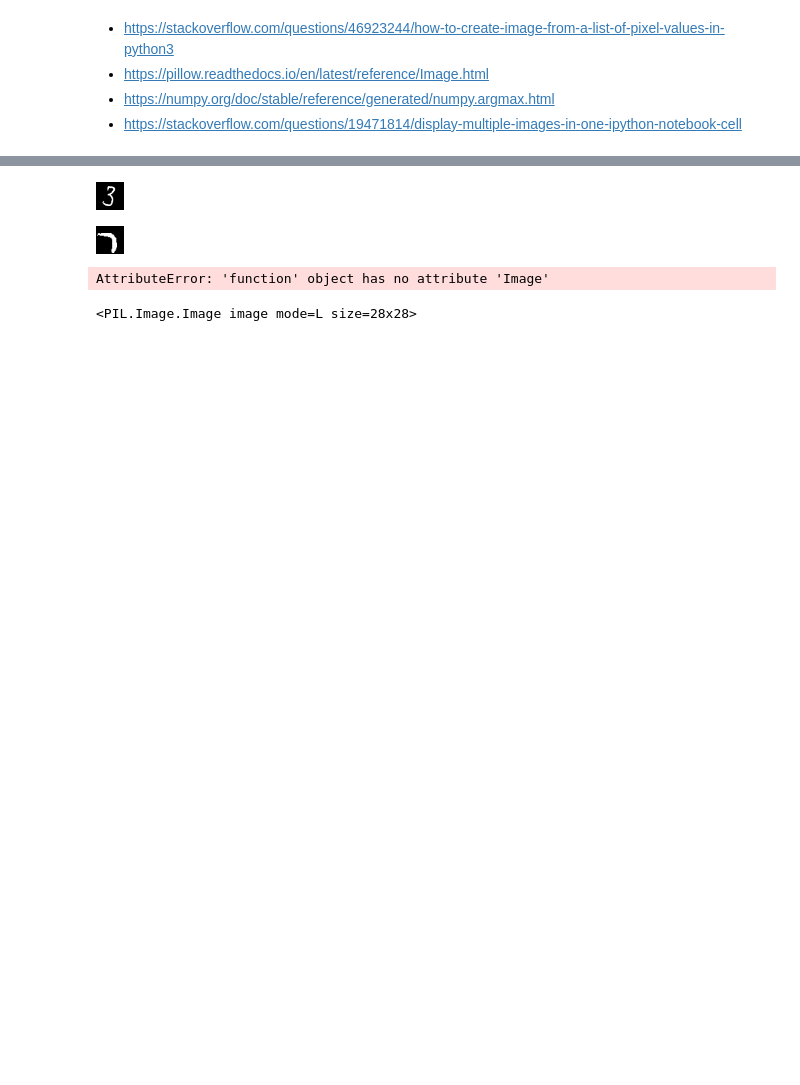
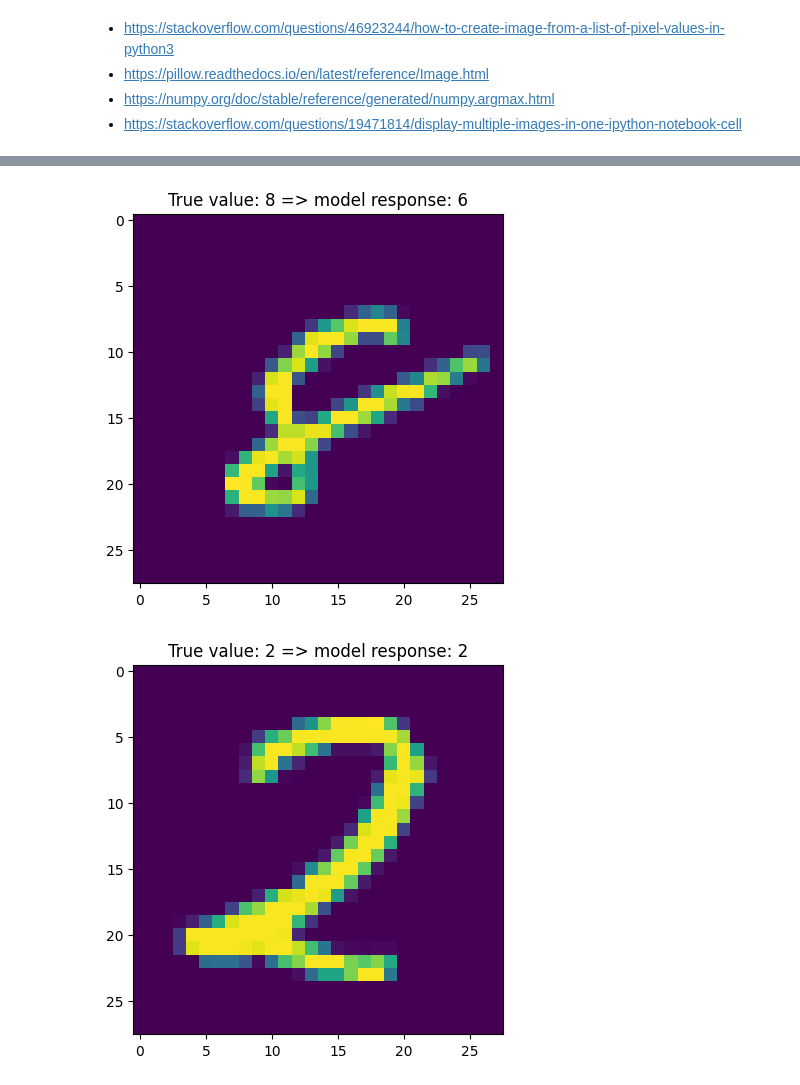
Before and after one commit to DenysTantsiura/datas, a Jupyter notebook: Hw_8/tensorflow_mnist_hw8.ipynb, the cells around one changed output, grey strips where cells are left out. Drawn from its saved outputs; the diff is of its cells as text; code cells hidden in the pictures; blank space fills up the shorter version.

```diff
--- a/Hw_8/tensorflow_mnist_hw8.ipynb
+++ b/Hw_8/tensorflow_mnist_hw8.ipynb
@@ -323,24 +323,0 @@ True value: 5 => model response: 8
-# %%
-from io import BytesIO
-from IPython.display import display, Image
-import PIL
-
-
-def display_img_array(ima):
-    im = PIL.Image.fromarray(ima)
-    bio = BytesIO()
-    im.save(bio, format='png')
-    display(Image(bio.getvalue(), format='png'))
-
-for x_t, y_t in test_data.take(2):
-    ima = (x_t.numpy()[1].reshape(28, 28) * 255).astype(np.uint8)
-    display_img_array(ima)
-# %%
-from matplotlib.pyplot import imshow
-from IPython.display import display
-
-for x_t, y_t in test_data.take(2):
-    plt.imshow(np.asarray(Image.fromarray((x_t.numpy()[1].reshape(28, 28) * 255).astype(np.uint8))))
-    plt.show()
-    # display(Image.fromarray((x_t.numpy()[1].reshape(28, 28) * 255).astype(np.uint8)))
-    # imshow(np.asarray(Image.fromarray((x_t.numpy()[1].reshape(28, 28) * 255).astype(np.uint8)).show()))
@@ -358,31 +350,0 @@ for x_t, y_t in test_data.take(2):
-# %%
-from io import BytesIO
-import PIL
-from IPython.display import display, Image
-
-def display_img_array(ima):
-    im = PIL.Image.fromarray(ima)
-    bio = BytesIO()
-    im.save(bio, format='png')
-    display(Image(bio.getvalue(), format='png'))
-
-for x_t, y_t in test_data.take(2):
-    ima = (x_t.numpy()[1].reshape(28, 28) * 255).astype(np.uint8)
-    display_img_array(ima)
-# %% [output]
-[figure, removed]
-[figure, removed]
-# %%
-for q, qq in test_data.take(1):
-    # print(q.numpy()[1].reshape(28, 28))
-    array = q.numpy()[1].reshape(28, 28)
-    array = array * 255
-    array = array.astype(np.uint8)
-    new_image = PIL.Image.fromarray(array)
-
-# new_image
-# new_image.save('new.png')
-display(new_image)
-# %% [output]
-AttributeError: 'function' object has no attribute 'Image'
-<PIL.Image.Image image mode=L size=28x28>
@@ -390,0 +351,5 @@ AttributeError: 'function' object has no attribute 'Image'
+# %%
+altprint_NN_results(neural_net, test_data.take(1))
+# %% [output]
+[figure, added]
+[figure, added]
```
Also changed, not shown: parts of 11 cells of this notebook.
